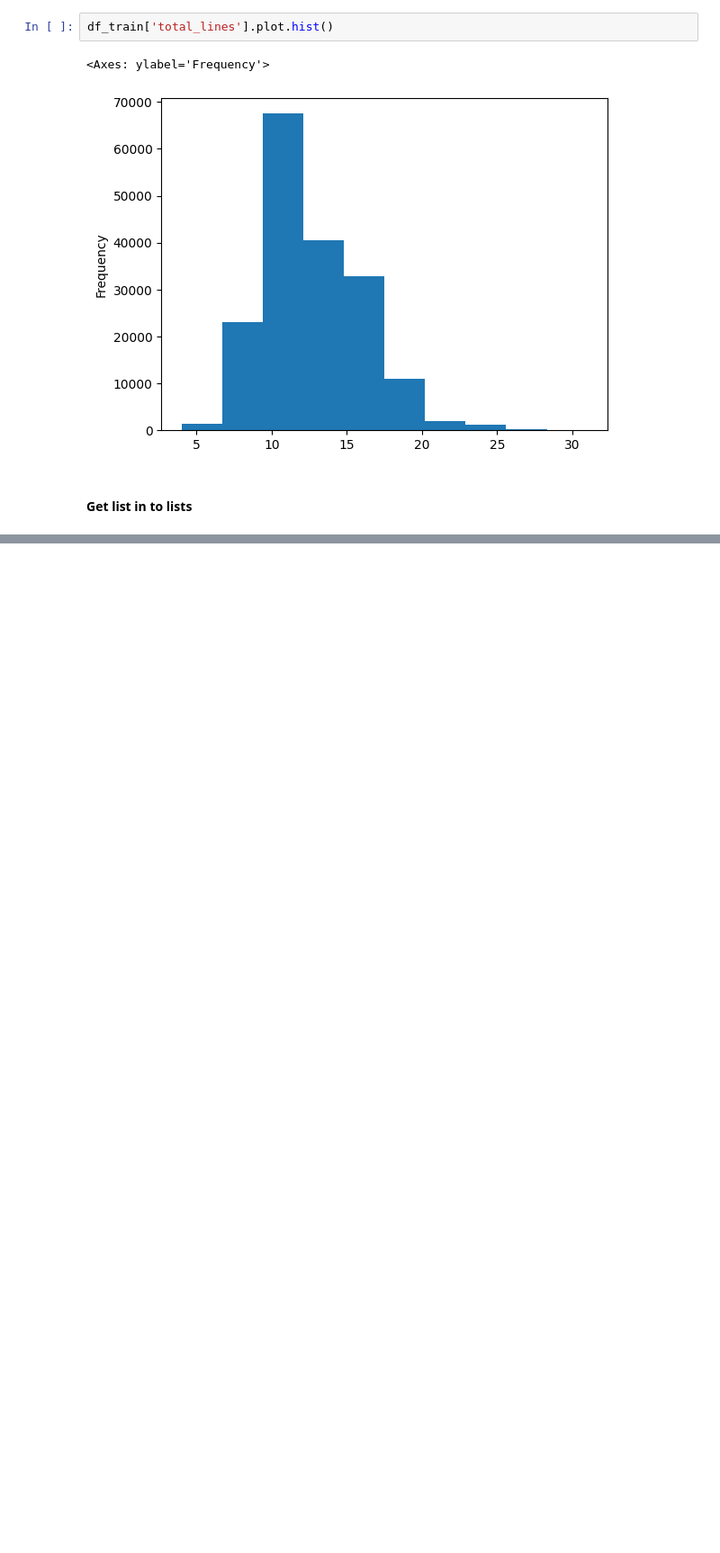
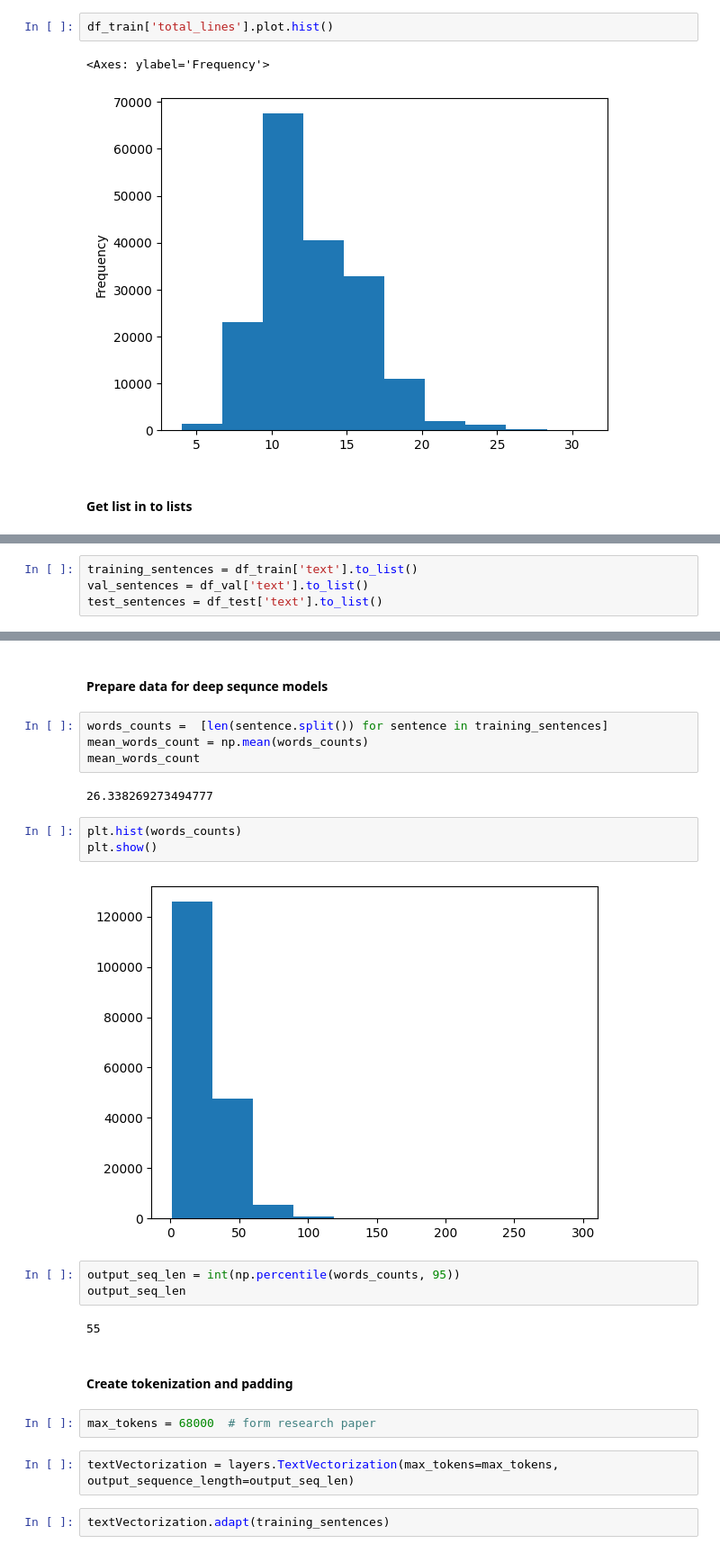
Before and after one commit to kashmithnisakya/SkimLit_NLP, a Jupyter notebook: SkimLit_NLP.ipynb, the cells around one changed output, grey strips where cells are left out. Shown at 90% size. Drawn from its saved outputs; the diff is of its cells as text; blank space fills up the shorter version.

```diff
--- a/SkimLit_NLP.ipynb
+++ b/SkimLit_NLP.ipynb
@@ -116,0 +105,4 @@ df_train['text'].to_list()
+# %%
+training_sentences = df_train['text'].to_list()
+val_sentences = df_val['text'].to_list()
+test_sentences = df_test['text'].to_list()
@@ -116,0 +183,26 @@ df_train['text'].to_list()
+# %% [markdown]
+#### Prepare data for deep sequnce models
+# %%
+words_counts =  [len(sentence.split()) for sentence in training_sentences]
+mean_words_count = np.mean(words_counts)
+mean_words_count
+# %% [output]
+26.338269273494777
+# %%
+plt.hist(words_counts)
+plt.show()
+# %% [output]
+[figure, added]
+# %%
+output_seq_len = int(np.percentile(words_counts, 95))
+output_seq_len
+# %% [output]
+55
+# %% [markdown]
+#### Create tokenization and padding
+# %%
+max_tokens = 68000  # form research paper
+# %%
+textVectorization = layers.TextVectorization(max_tokens=max_tokens, output_sequence_length=output_seq_len)
+# %%
+textVectorization.adapt(training_sentences)
```
Also changed, not shown: parts of 36 cells of this notebook, 2 other files.
